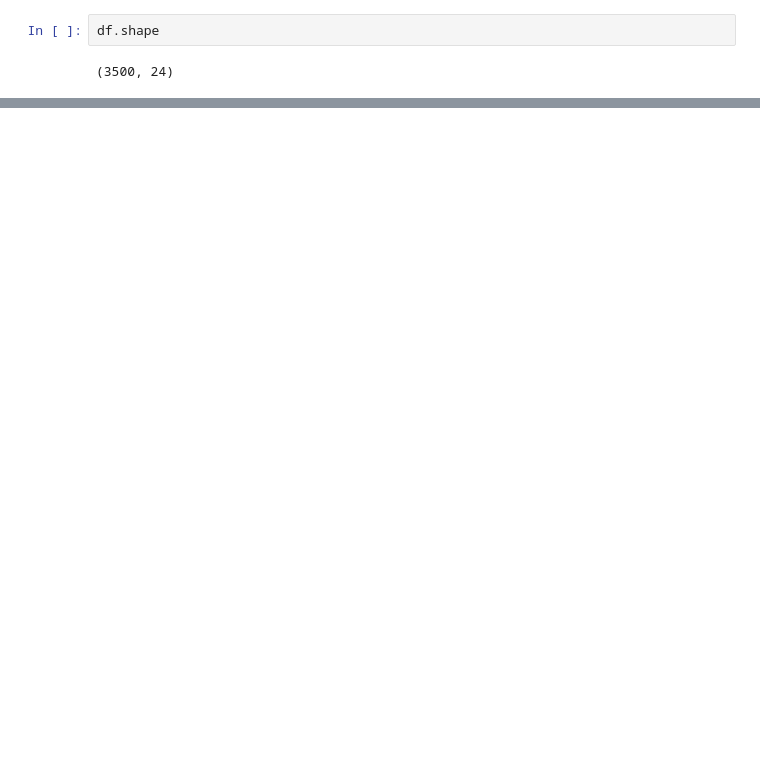
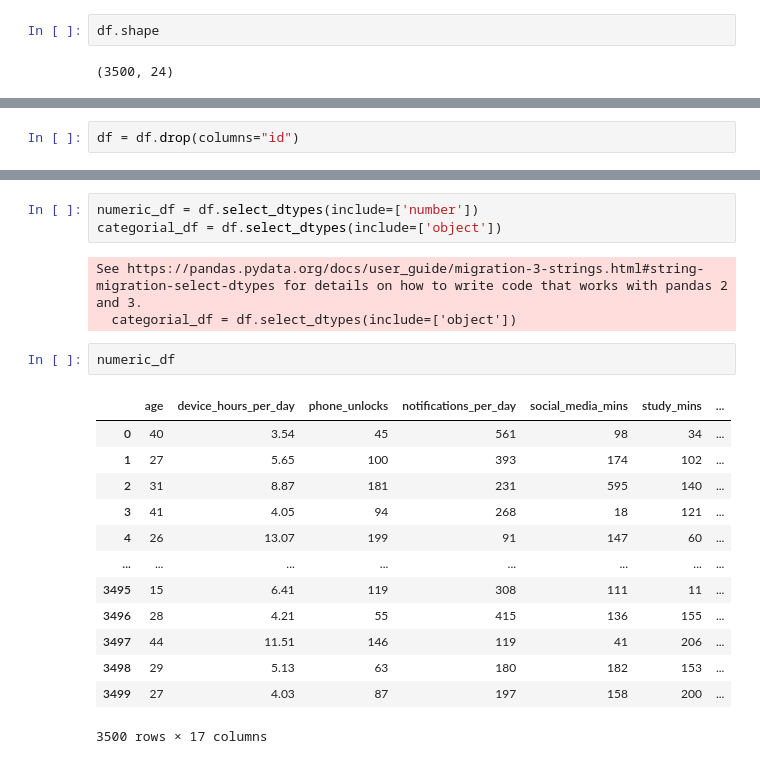
Before and after one commit to debjit11/Mental-Health-Prediction, a Jupyter notebook: main.ipynb, the cells around one changed output, grey strips where cells are left out. Cells and saved outputs as stored; diff of their text form; blank space fills up the shorter version.

```diff
--- a/main.ipynb
+++ b/main.ipynb
@@ -21,0 +86,2 @@ df.shape
+# %%
+df = df.drop(columns="id")
@@ -21,0 +98,22 @@ df.shape
+# %%
+numeric_df = df.select_dtypes(include=['number'])
+categorial_df = df.select_dtypes(include=['object'])
+# %% [output]
+See https://pandas.pydata.org/docs/user_guide/migration-3-strings.html#string-migration-select-dtypes for details on how to write code that works with pandas 2 and 3.
+  categorial_df = df.select_dtypes(include=['object'])
+# %%
+numeric_df
+# %% [output]
+|  | age | device_hours_per_day | phone_unlocks | notifications_per_day | social_media_mins | study_mins | ... |
+| 0 | 40 | 3.54 | 45 | 561 | 98 | 34 | ... |
+| 1 | 27 | 5.65 | 100 | 393 | 174 | 102 | ... |
+| 2 | 31 | 8.87 | 181 | 231 | 595 | 140 | ... |
+| 3 | 41 | 4.05 | 94 | 268 | 18 | 121 | ... |
+| 4 | 26 | 13.07 | 199 | 91 | 147 | 60 | ... |
+| ... | ... | ... | ... | ... | ... | ... | ... |
+| 3495 | 15 | 6.41 | 119 | 308 | 111 | 11 | ... |
+| 3496 | 28 | 4.21 | 55 | 415 | 136 | 155 | ... |
+| 3497 | 44 | 11.51 | 146 | 119 | 41 | 206 | ... |
+| 3498 | 29 | 5.13 | 63 | 180 | 182 | 153 | ... |
+| 3499 | 27 | 4.03 | 87 | 197 | 158 | 200 | ... |
+3500 rows × 17 columns
```
Also changed, not shown: parts of 9 cells of this notebook.
